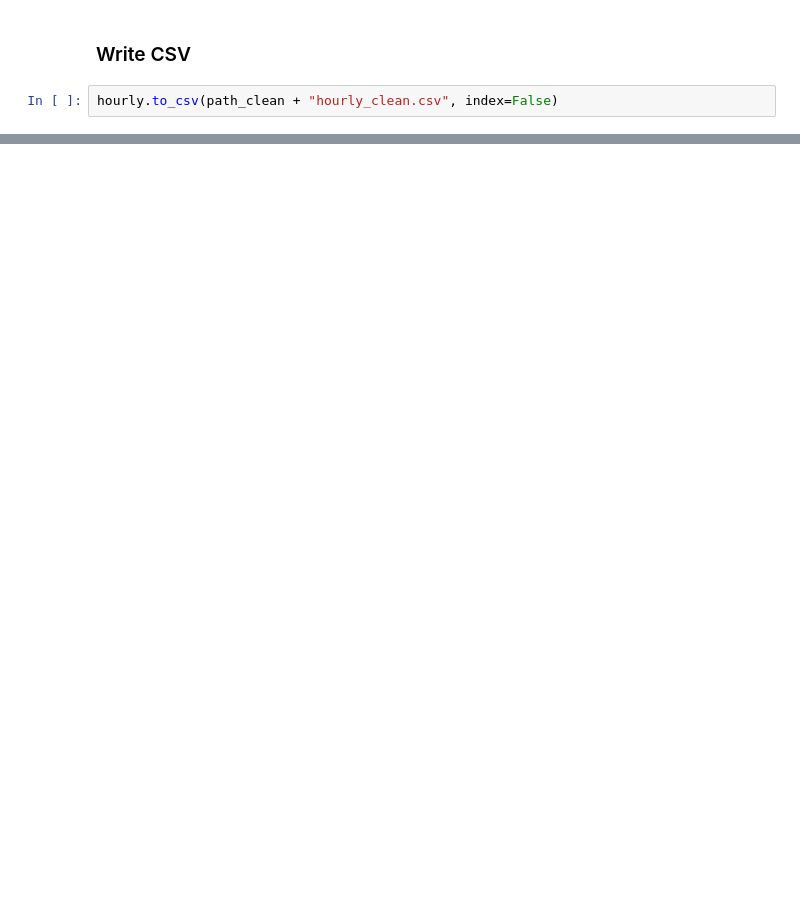
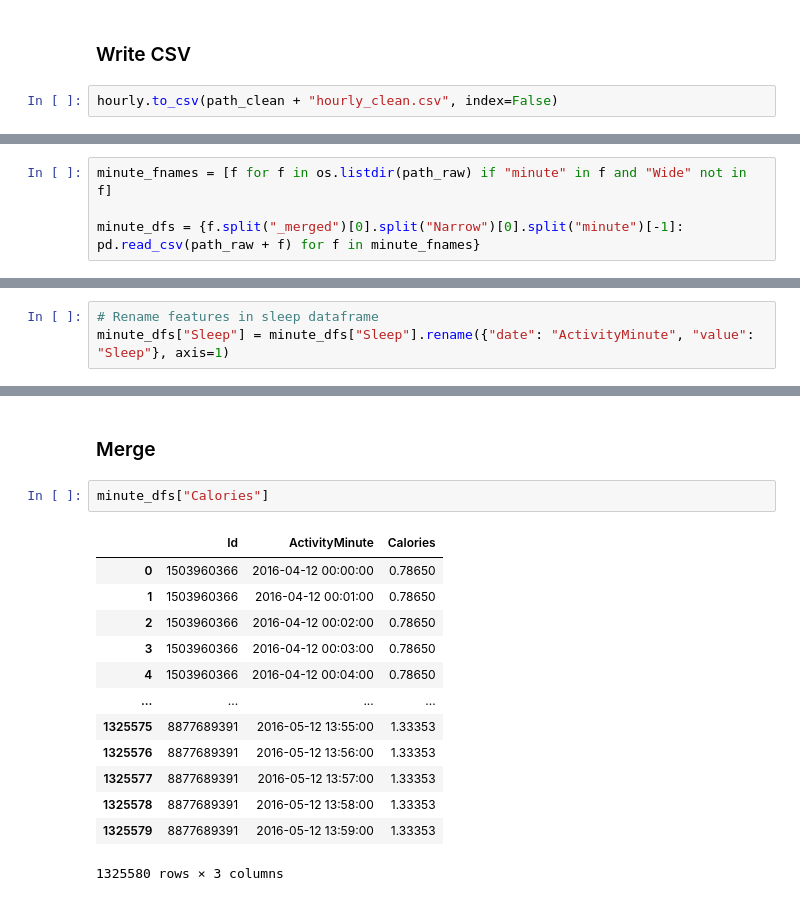
Before and after one commit to ericzander/gda-smart-device, a Jupyter notebook: notebooks/cleaning.ipynb, the cells around one changed output, grey strips where cells are left out. Cells and saved outputs as stored; diff of their text form; blank space fills up the shorter version.

```diff
--- a/notebooks/cleaning.ipynb
+++ b/notebooks/cleaning.ipynb
@@ -201,0 +229,4 @@ hourly.to_csv(path_clean + "hourly_clean.csv", index=False)
+# %%
+minute_fnames = [f for f in os.listdir(path_raw) if "minute" in f and "Wide" not in f]
+
+minute_dfs = {f.split("_merged")[0].split("Narrow")[0].split("minute")[-1]: pd.read_csv(path_raw + f) for f in minute_fnames}
@@ -201,0 +239,3 @@ hourly.to_csv(path_clean + "hourly_clean.csv", index=False)
+# %%
+# Rename features in sleep dataframe
+minute_dfs["Sleep"] = minute_dfs["Sleep"].rename({"date": "ActivityMinute", "value": "Sleep"}, axis=1)
@@ -201,0 +298,18 @@ hourly.to_csv(path_clean + "hourly_clean.csv", index=False)
+# %% [markdown]
+### Merge
+# %%
+minute_dfs["Calories"]
+# %% [output]
+|  | Id | ActivityMinute | Calories |
+| 0 | 1503960366 | 2016-04-12 00:00:00 | 0.78650 |
+| 1 | 1503960366 | 2016-04-12 00:01:00 | 0.78650 |
+| 2 | 1503960366 | 2016-04-12 00:02:00 | 0.78650 |
+| 3 | 1503960366 | 2016-04-12 00:03:00 | 0.78650 |
+| 4 | 1503960366 | 2016-04-12 00:04:00 | 0.78650 |
+| ... | ... | ... | ... |
+| 1325575 | 8877689391 | 2016-05-12 13:55:00 | 1.33353 |
+| 1325576 | 8877689391 | 2016-05-12 13:56:00 | 1.33353 |
+| 1325577 | 8877689391 | 2016-05-12 13:57:00 | 1.33353 |
+| 1325578 | 8877689391 | 2016-05-12 13:58:00 | 1.33353 |
+| 1325579 | 8877689391 | 2016-05-12 13:59:00 | 1.33353 |
+1325580 rows × 3 columns
```
Also changed, not shown: parts of 22 cells of this notebook, 6 other files.
